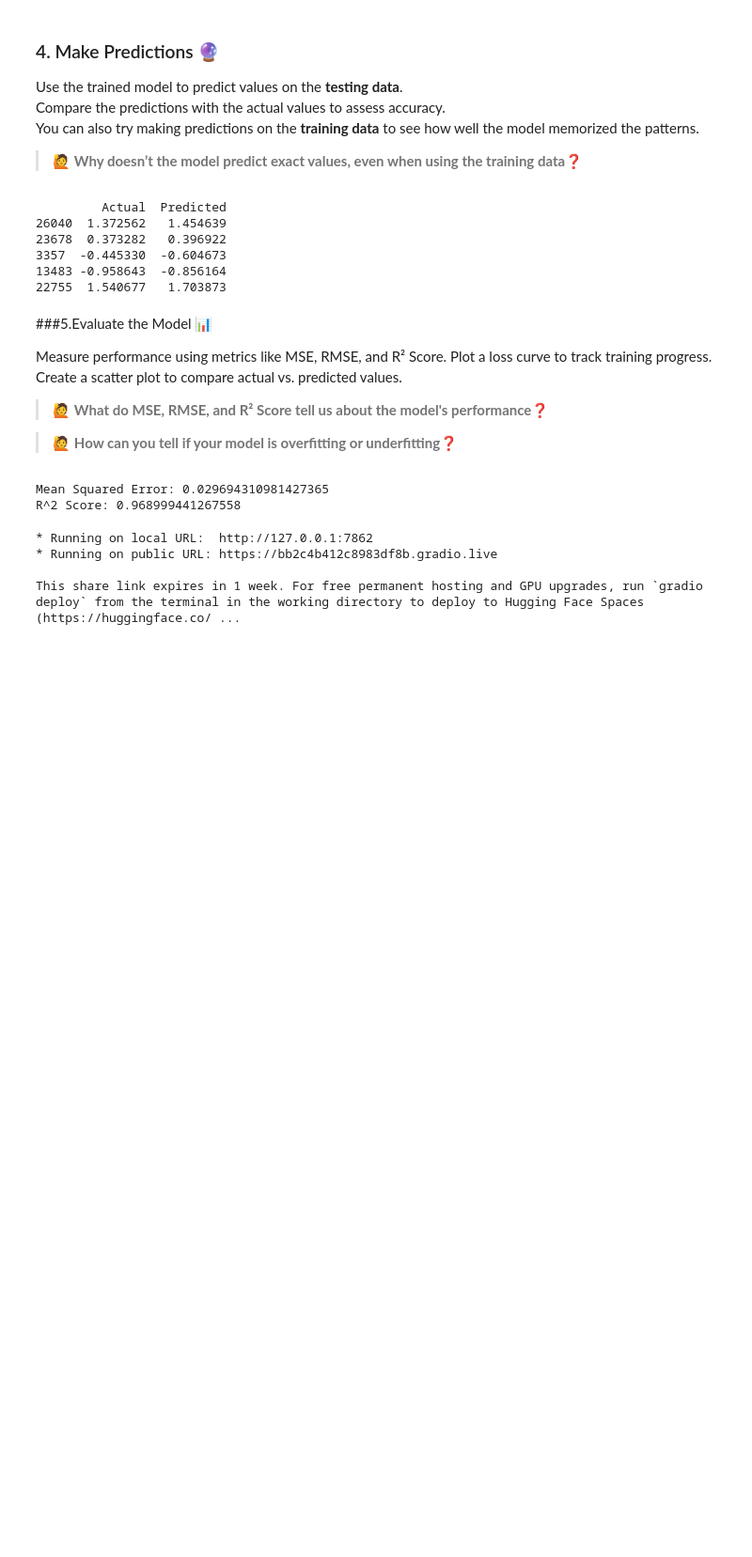
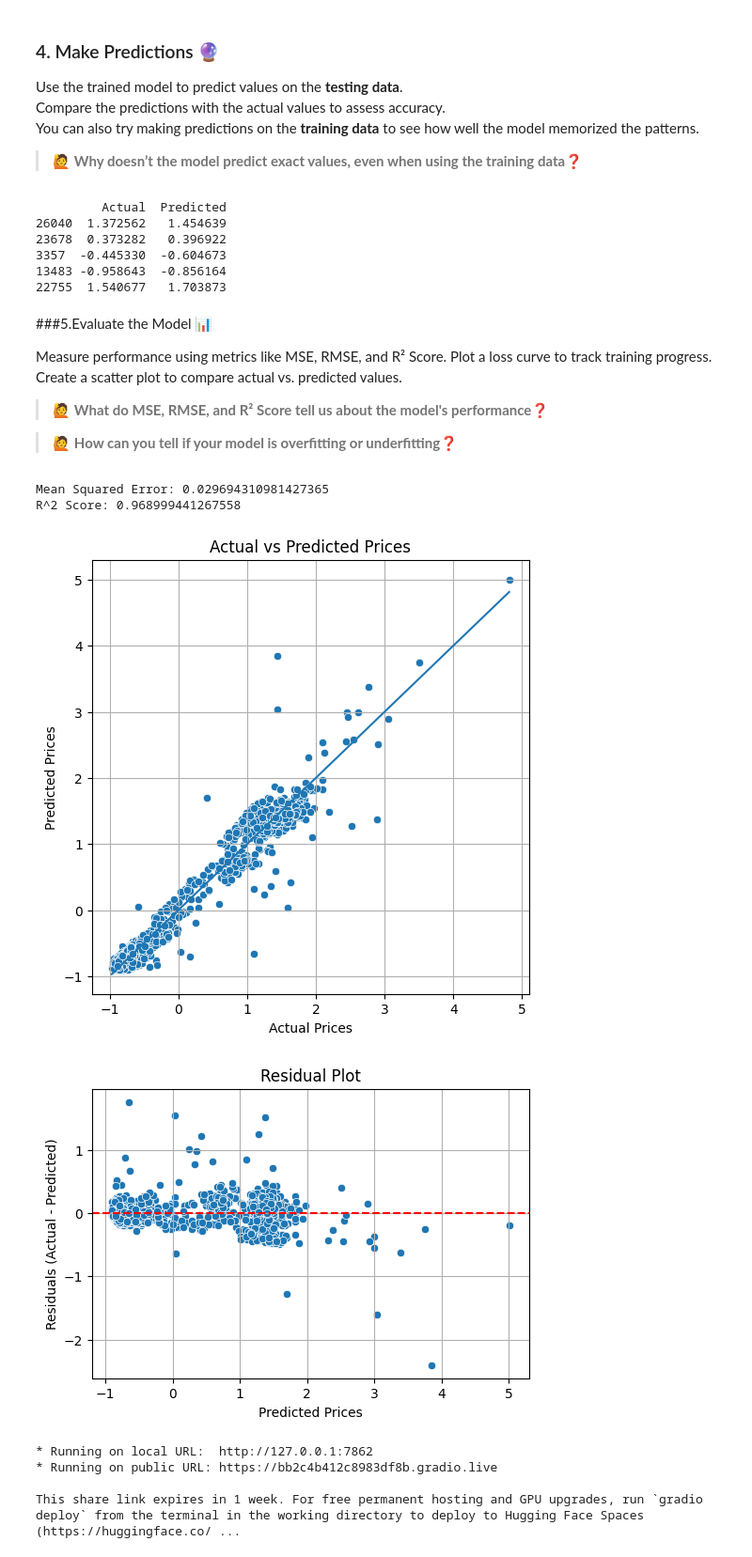
Before and after one commit to Hiba-chokri/Entry-Level-ML-Engineer-Bootcamp, a Jupyter notebook: Week02/notebook.ipynb, the cells around one changed output. Shown at 94% size. Drawn from its saved outputs; the diff is of its cells as text; code cells hidden in the pictures; blank space fills up the shorter version.

```diff
--- a/Week02/notebook.ipynb
+++ b/Week02/notebook.ipynb
@@ -261,6 +261,32 @@ print(f"R^2 Score: {r2}")
 # %% [output]
 Mean Squared Error: 0.029694310981427365
 R^2 Score: 0.968999441267558
+# %%
+#Loss curve
+%matplotlib inline
+plt.figure(figsize=(6, 6))
+sns.scatterplot(x=y_test, y=y_pred)
+plt.plot([y_test.min(), y_test.max()], [y_test.min(), y_test.max()])  # perfect line
+plt.xlabel("Actual Prices")
+plt.ylabel("Predicted Prices")
+plt.title("Actual vs Predicted Prices")
+plt.grid(True)
+plt.show()
+
+# Residuals plot
+residuals = y_test - y_pred
+
+plt.figure(figsize=(6, 4))
+sns.scatterplot(x=y_pred, y=residuals)
+plt.axhline(0, color='red', linestyle='--')
+plt.xlabel("Predicted Prices")
+plt.ylabel("Residuals (Actual - Predicted)")
+plt.title("Residual Plot")
+plt.grid(True)
+plt.show()
+# %% [output]
+[figure, added]
+[figure, added]
 # %%
 import gradio as gr
 #deploy the model using Gradio
```
